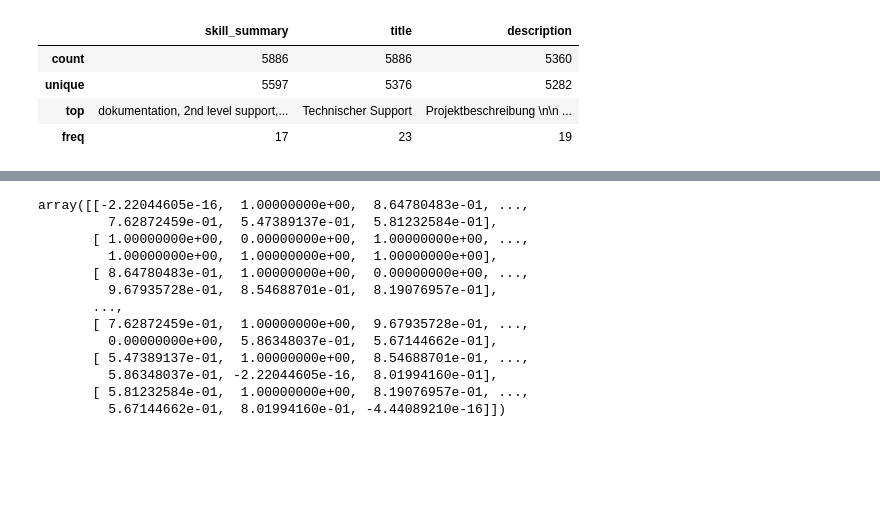
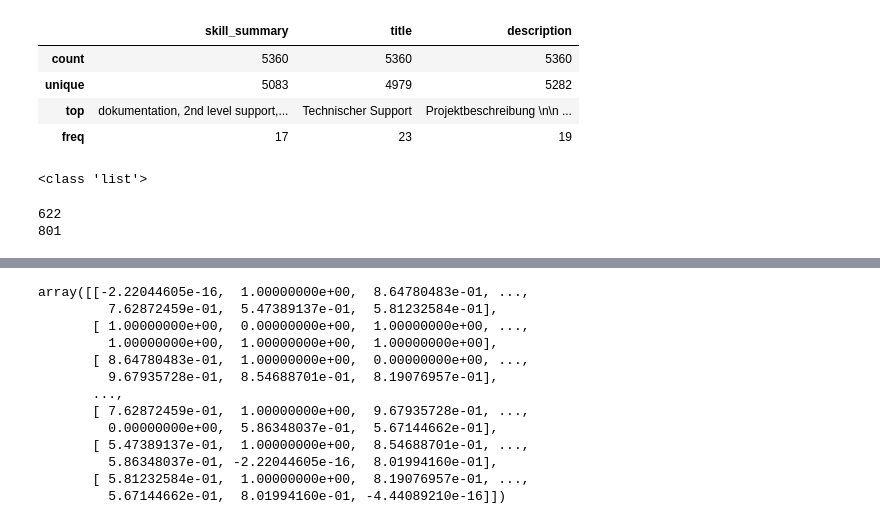
Before and after one commit to sirkells/analytics-models, a Jupyter notebook: ML/Document Clasification.ipynb, the cells around one changed output, grey strips where cells are left out. Cells and saved outputs as stored; diff of their text form; code cells hidden in the pictures; blank space fills up the shorter version.

```diff
--- a/ML/Document Clasification.ipynb
+++ b/ML/Document Clasification.ipynb
@@ -20,24 +27,32 @@ import os, sys, email,re
 # %%
 df = pd.read_csv('projectfinder.csv')
+df.dropna(axis=0, inplace=True)
 df.head()
 df.describe()
 # %% [output]
 |  | skill_summary | title | description |
-| count | 5886 | 5886 | 5360 |
-| unique | 5597 | 5376 | 5282 |
+| count | 5360 | 5360 | 5360 |
+| unique | 5083 | 4979 | 5282 |
 | top | dokumentation, 2nd level support,... | Technischer Support | Projektbeschreibung \n\n ... |
 | freq | 17 | 23 | 19 |
 # %%
-title = df.title
-description = df.description
-skill = df.skill_summary
+title = df['title']
+description = df['description'].tolist()
+skill = df['skill_summary']
+print(type(description))
+# %% [output]
+<class 'list'>
 # %%
 # load nltk's German stopwords'
-stopwords = nltk.corpus.stopwords.words('german')
+with open('stopwords-de.txt', 'r') as f:
+    stopwords = f.read().splitlines()
+print(len(stopwords))
 stopwords_eng = nltk.corpus.stopwords.words('english')
 stopwords.extend(stopwords_eng)
-aa = ['gute', 'kunde', 'm/w', 'f\xc3\xbcr']
-stopwords.extend(aa)
+print(len(stopwords))
+# %% [output]
+622
+801
 # %%
 # load nltk's SnowballStemmer
 from nltk.stem.snowball import SnowballStemmer
```
Also changed, not shown: parts of 12 cells of this notebook, 3 other files.
